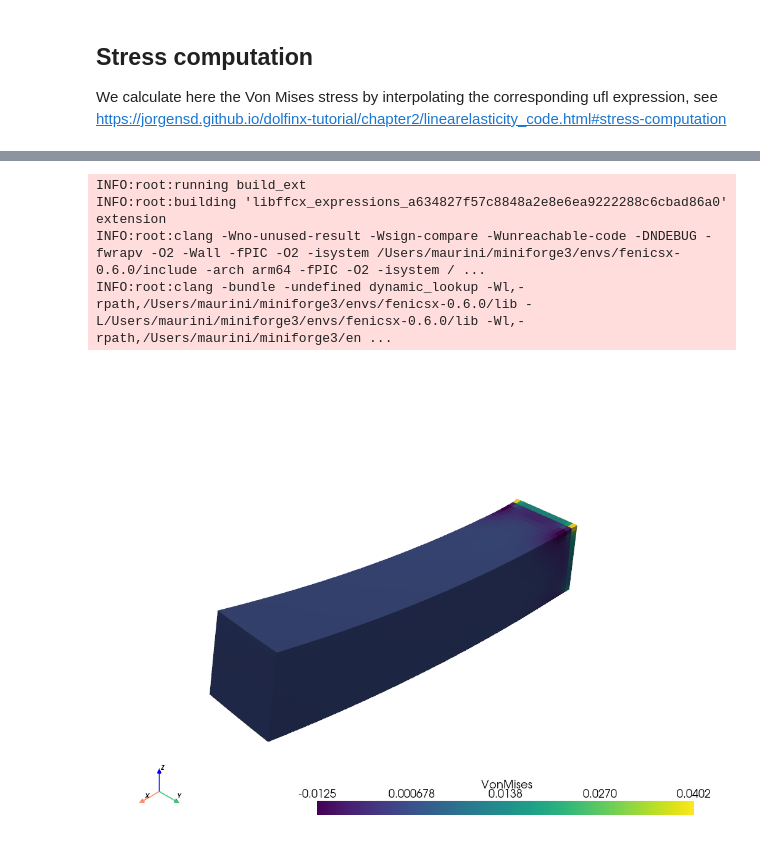
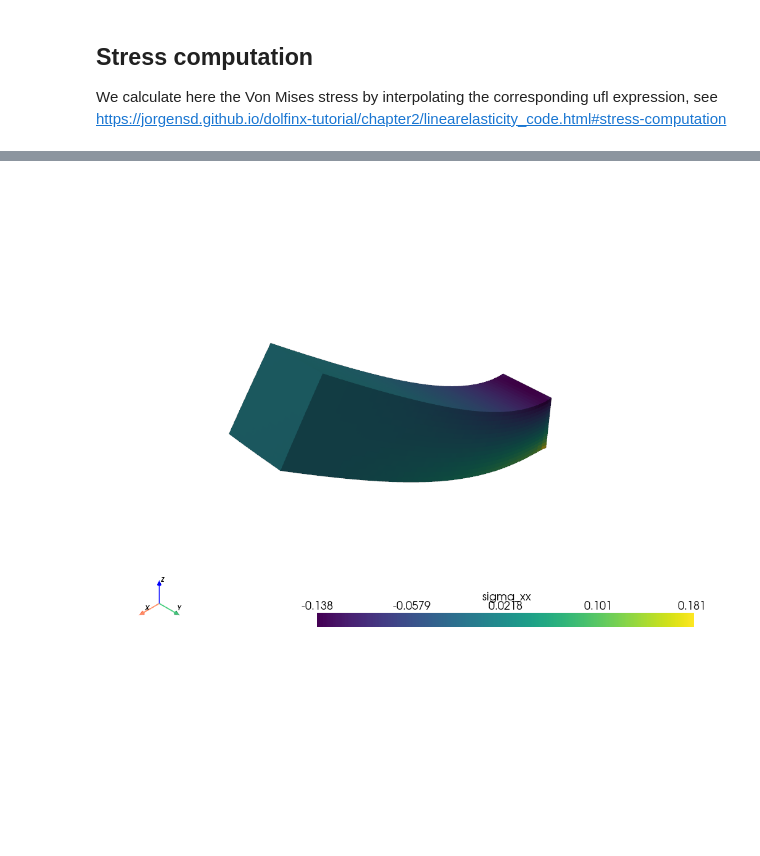
Before and after one commit to msolides-2022/fem-examples, a Jupyter notebook: 01-ThermalLoading.ipynb, the cells around one changed output, grey strips where cells are left out. Drawn from its saved outputs; the diff is of its cells as text; code cells hidden in the pictures; blank space fills up the shorter version.

```diff
--- a/01-ThermalLoading.ipynb
+++ b/01-ThermalLoading.ipynb
@@ -61,7 +63,7 @@ plotter.show()
 
 We use here linear Lagrange triangle elements
 # %%
-V = dolfinx.fem.VectorFunctionSpace(domain, ("Lagrange", 1))
+V = dolfinx.fem.functionspace(domain, ("Lagrange", 1, (domain.geometry.dim, )))
 # %% [markdown]
 ## Dirichlet boundary conditions
 
@@ -136,7 +138,7 @@ def a(u,v):
 def L(v):
     """The linear form of the weak formulation"""
     # Volume force
-    b = dolfinx.fem.Constant(domain,ScalarType((0, 0, 0)))
+    b = dolfinx.fem.Constant(domain,ScalarType((0, 0, .01)))
     # Surface force on the top
     f = ufl.as_vector([0, 0, 0])
     # Pre-stress
@@ -191,11 +176,12 @@ Let us plot the solution using `pyvista`, see
 - https://docs.fenicsproject.org/dolfinx/v0.5.0/python/demos/demo_pyvista.html
 # %%
 import pyvista
+pyvista.start_xvfb()
 pyvista.set_jupyter_backend("static") #
 
 # Create plotter and pyvista grid
 p = pyvista.Plotter()
-topology, cell_types, geometry = dolfinx.plot.create_vtk_mesh(V)
+topology, cell_types, geometry = dolfinx.plot.vtk_mesh(V)
 grid = pyvista.UnstructuredGrid(topology, cell_types, geometry)
 
 # Attach vector values to grid and warp grid by vector
@@ -231,18 +211,14 @@ INFO:root:clang -bundle -undefined dynamic_lookup -Wl,-rpath,/Users/maurini/mini
 # %%
 
-V_stress_scalar = dolfinx.fem.FunctionSpace(domain, ("DG", 0))
+V_stress_scalar = dolfinx.fem.functionspace(domain, ("DG", 0, (1,)))
 stress_xx_expr = dolfinx.fem.Expression(stress[0,0], V_stress_scalar.element.interpolation_points())
 stress_xx_function = dolfinx.fem.Function(V_stress_scalar,name="sigmaxx")
 stress_xx_function.interpolate(stress_xx_expr)
-warped.cell_data["VonMises"] = stress_xx_function.vector.array
-warped.set_active_scalars("VonMises")
+warped.cell_data["sigma_xx"] = stress_xx_function.vector.array
+warped.set_active_scalars("sigma_xx")
 p = pyvista.Plotter()
 p.add_mesh(warped)
 p.show_axes()
 p.show()
 # %% [output]
-INFO:root:running build_ext
-INFO:root:building 'libffcx_expressions_a634827f57c8848a2e8e6ea9222288c6cbad86a0' extension
-INFO:root:clang -Wno-unused-result -Wsign-compare -Wunreachable-code -DNDEBUG -fwrapv -O2 -Wall -fPIC -O2 -isystem /Users/maurini/miniforge3/envs/fenicsx-0.6.0/include -arch arm64 -fPIC -O2 -isystem / ...
-INFO:root:clang -bundle -undefined dynamic_lookup -Wl,-rpath,/Users/maurini/miniforge3/envs/fenicsx-0.6.0/lib -L/Users/maurini/miniforge3/envs/fenicsx-0.6.0/lib -Wl,-rpath,/Users/maurini/miniforge3/en ...
-[figure, old version]
+[figure, new version]
```
Also changed, not shown: parts of 6 cells of this notebook, 3 other files.
